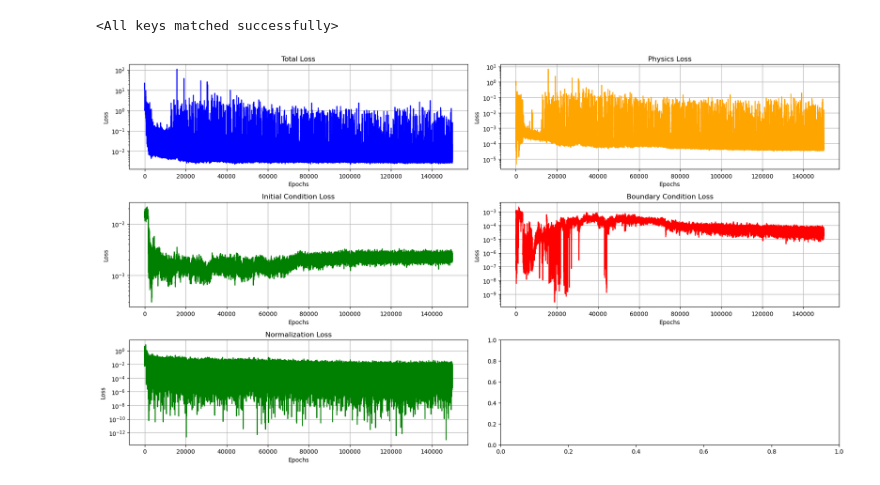
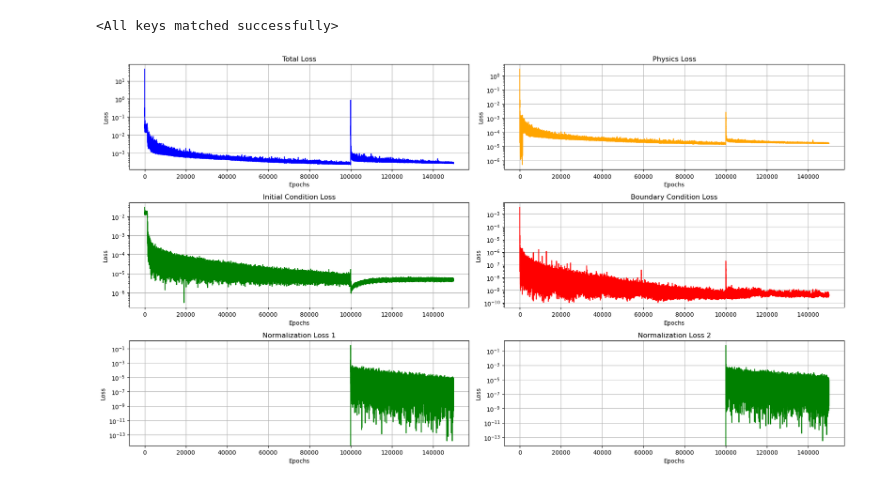
Before and after one commit to thash-jkr/Schrodinger-PINN, a Jupyter notebook: src/testers/norm_tester.ipynb, the cells around one changed output. Drawn from its saved outputs; the diff is of its cells as text; code cells hidden in the pictures.

```diff
--- a/src/testers/norm_tester.ipynb
+++ b/src/testers/norm_tester.ipynb
@@ -181,7 +181,7 @@ model.load_state_dict(torch.load("../results/norm-loss/model_3.pth", map_locatio
 # %%
 import json
 
-with open("../results/norm-loss/history_3.json", "r") as f:
+with open("../results/norm-loss/history_7.json", "r") as f:
   history = json.load(f)
 
 epochs = 150000
@@ -190,7 +190,8 @@ total_loss_history = [record['total_loss'] for record in history]
 physics_loss_history = [record['physics_loss'] for record in history]
 initial_condition_loss_history = [record['initial_condition_loss'] for record in history]
 boundary_condition_loss_history = [record['boundary_condition_loss'] for record in history]
-normalization_loss_history = [record['normalization_loss'] for record in history]
+normalization_loss_1_history = [record['normalization_loss_1'] for record in history]
+normalization_loss_2_history = [record['normalization_loss_2'] for record in history]
 
 epochs_range = range(1, epochs + 1)
 # %%
@@ -210,36 +211,43 @@ axs[0, 1].set_title('Physics Loss')
 axs[0, 1].set_xlabel('Epochs')
 axs[0, 1].set_ylabel('Loss')
 axs[0, 1].grid(True)
 axs[0, 1].set_yscale("log")
 
 # Initial Condition Loss
 axs[1, 0].plot(epochs_range, initial_condition_loss_history, color='green')
 axs[1, 0].set_title('Initial Condition Loss')
 axs[1, 0].set_xlabel('Epochs')
 axs[1, 0].set_ylabel('Loss')
 axs[1, 0].grid(True)
 axs[1, 0].set_yscale("log")
 
 # Boundary Condition Loss
 axs[1, 1].plot(epochs_range, boundary_condition_loss_history, color='red')
 axs[1, 1].set_title('Boundary Condition Loss')
 axs[1, 1].set_xlabel('Epochs')
 axs[1, 1].set_ylabel('Loss')
 axs[1, 1].grid(True)
 axs[1, 1].set_yscale("log")
 
 # Normalization Loss
-axs[2, 0].plot(epochs_range, normalization_loss_history, color='green')
-axs[2, 0].set_title('Normalization Loss')
+axs[2, 0].plot(epochs_range, normalization_loss_1_history, color='green')
+axs[2, 0].set_title('Normalization Loss 1')
 axs[2, 0].set_xlabel('Epochs')
 axs[2, 0].set_ylabel('Loss')
 axs[2, 0].grid(True)
 axs[2, 0].set_yscale("log")
 
+axs[2, 1].plot(epochs_range, normalization_loss_2_history, color='green')
+axs[2, 1].set_title('Normalization Loss 2')
+axs[2, 1].set_xlabel('Epochs')
+axs[2, 1].set_ylabel('Loss')
+axs[2, 1].grid(True)
+axs[2, 1].set_yscale("log")
+
 plt.tight_layout()
 plt.show()
 # %% [output]
-[figure, old version]
+[figure, new version]
 # %%
 Nx = 1000
 Nt = 1000
```
Also changed, not shown: parts of 8 cells of this notebook, 34 other files.
